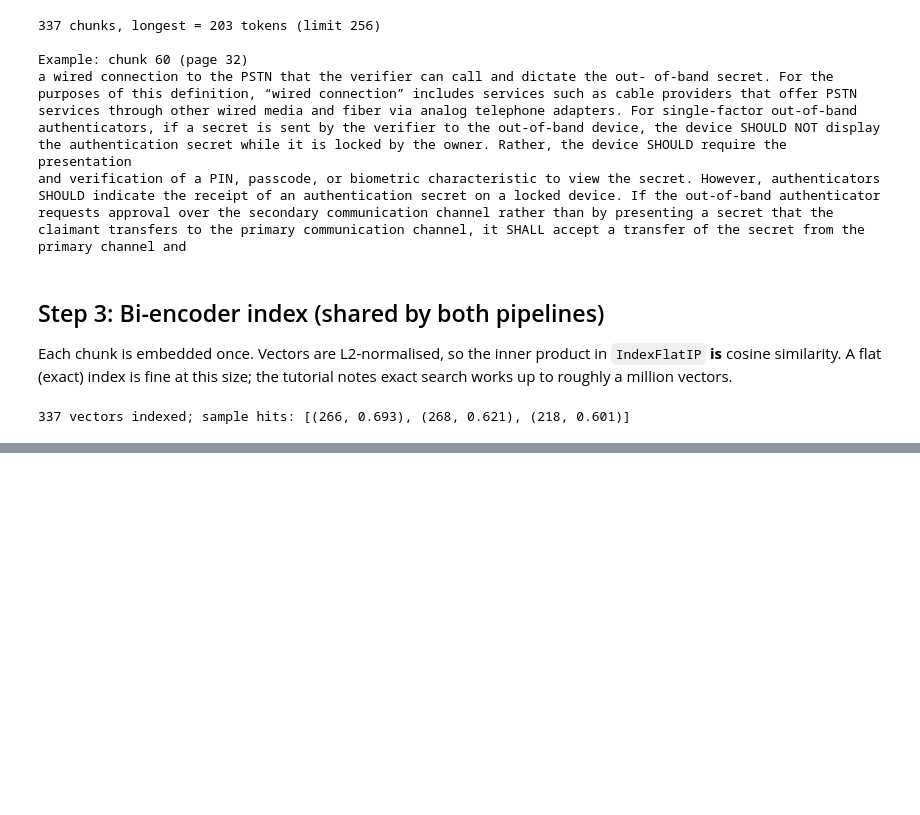
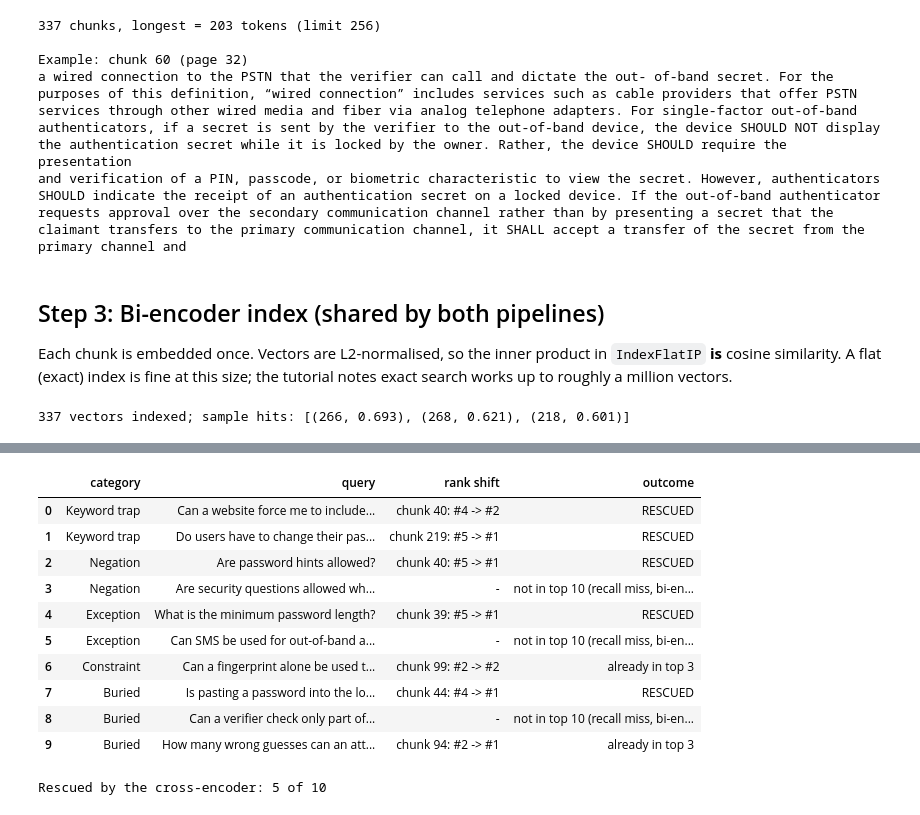
Before and after one commit to gargisaini/rag-baseline-vs-reranking, a Jupyter notebook: rag_baseline_vs_rerank.ipynb, the cells around one changed output, grey strips where cells are left out. Saved outputs shown, nothing was run; the diff lists cells and outputs as text; code cells hidden in the pictures; blank space fills up the shorter version.

```diff
--- a/rag_baseline_vs_rerank.ipynb
+++ b/rag_baseline_vs_rerank.ipynb
@@ -206,0 +421,36 @@ Answer 2: Based on the provided passages, the required minimum password length d
+# %%
+def best_rank(ranking, gold):
+    ranks = [n for n, (cid, _) in enumerate(ranking, 1) if cid in gold]
+    return min(ranks) if ranks else None
+
+summary = []
+for r in results:
+    before, after = best_rank(r["baseline"], r["gold"]), best_rank(r["reranked"], r["gold"])
+    if before is None:
+        # Where did the bi-encoder actually put the answer in the whole corpus?
+        full_rank = best_rank(retrieve(r["query"], k=len(chunks)), r["gold"])
+        outcome = f"not in top 10 (recall miss, bi-encoder rank #{full_rank})"
+    elif before <= TOP_N:
+        outcome = "already in top 3" + ("" if after <= TOP_N else ", but pushed OUT by re-ranker")
+    else:
+        outcome = "RESCUED" if after <= TOP_N else "still outside top 3"
+    moved = (f"chunk {[c for c, _ in r['reranked']][after - 1]}: #{before} -> #{after}"
+             if before else "-")
+    summary.append({"category": r["category"], "query": r["query"], "rank shift": moved, "outcome": outcome})
+
+summary = pd.DataFrame(summary)
+display(summary)
+print("Rescued by the cross-encoder:", (summary["outcome"] == "RESCUED").sum(), "of", len(summary))
+# %% [output]
+|  | category | query | rank shift | outcome |
+| 0 | Keyword trap | Can a website force me to include... | chunk 40: #4 -> #2 | RESCUED |
+| 1 | Keyword trap | Do users have to change their pas... | chunk 219: #5 -> #1 | RESCUED |
+| 2 | Negation | Are password hints allowed? | chunk 40: #5 -> #1 | RESCUED |
+| 3 | Negation | Are security questions allowed wh... | - | not in top 10 (recall miss, bi-en... |
+| 4 | Exception | What is the minimum password length? | chunk 39: #5 -> #1 | RESCUED |
+| 5 | Exception | Can SMS be used for out-of-band a... | - | not in top 10 (recall miss, bi-en... |
+| 6 | Constraint | Can a fingerprint alone be used t... | chunk 99: #2 -> #2 | already in top 3 |
+| 7 | Buried | Is pasting a password into the lo... | chunk 44: #4 -> #1 | RESCUED |
+| 8 | Buried | Can a verifier check only part of... | - | not in top 10 (recall miss, bi-en... |
+| 9 | Buried | How many wrong guesses can an att... | chunk 94: #2 -> #1 | already in top 3 |
+Rescued by the cross-encoder: 5 of 10
```
Also changed, not shown: parts of 11 cells of this notebook, 1 other file.
